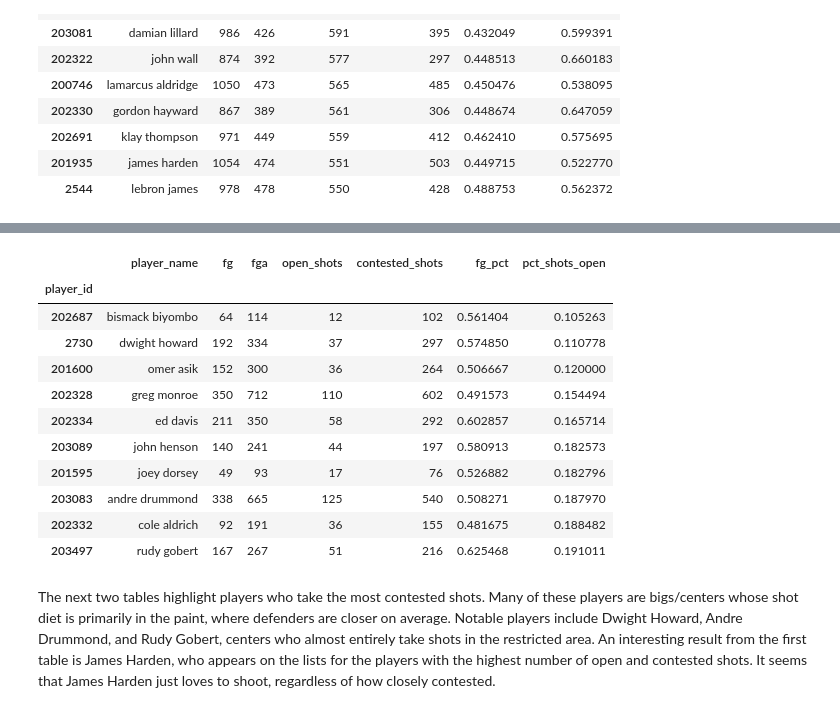
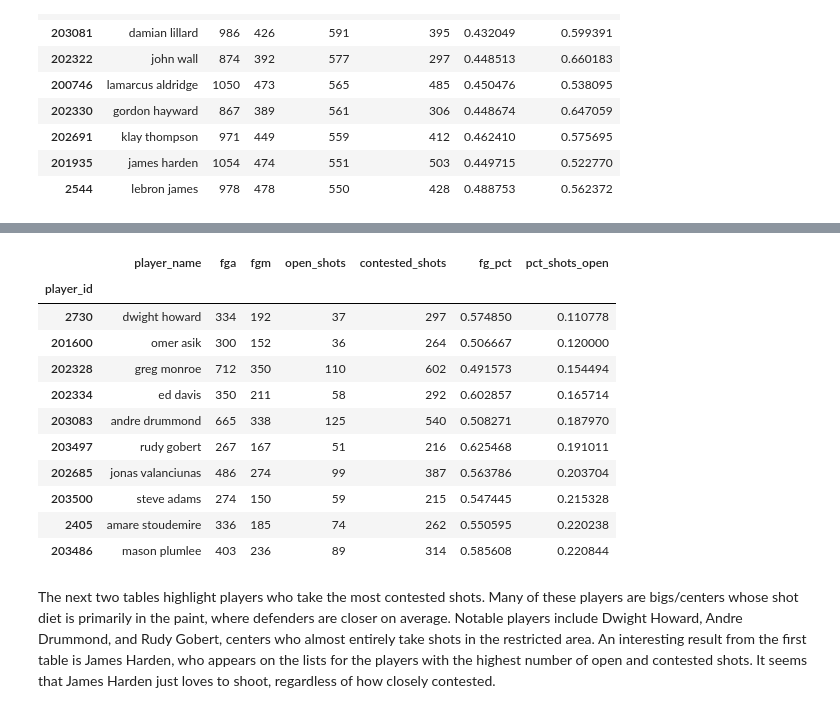
Before and after one commit to RyleeBuchert/Open-Shot, a Jupyter notebook: notebooks/open-shots-players.ipynb, the cells around one changed output, grey strips where cells are left out. Saved outputs shown, nothing was run; the diff lists cells and outputs as text; code cells hidden in the pictures.

```diff
--- a/notebooks/open-shots-players.ipynb
+++ b/notebooks/open-shots-players.ipynb
@@ -76,19 +76,19 @@ shooter_summary.sort_values(by='contested_shots', ascending=False).head(10)
 # %%
 # Top 10 players by percent of shots that are contested
-shooter_summary.sort_values(by='pct_shots_open', ascending=True).head(10)
+shooter_summary[shooter_summary['fga'] > 250].sort_values(by='pct_shots_open', ascending=True).head(10)
 # %% [output]
-|  | player_name | fg | fga | open_shots | contested_shots | fg_pct | pct_shots_open |
+|  | player_name | fga | fgm | open_shots | contested_shots | fg_pct | pct_shots_open |
 | player_id |  |  |  |  |  |  |  |
-| 202687 | bismack biyombo | 64 | 114 | 12 | 102 | 0.561404 | 0.105263 |
-| 2730 | dwight howard | 192 | 334 | 37 | 297 | 0.574850 | 0.110778 |
-| 201600 | omer asik | 152 | 300 | 36 | 264 | 0.506667 | 0.120000 |
-| 202328 | greg monroe | 350 | 712 | 110 | 602 | 0.491573 | 0.154494 |
-| 202334 | ed davis | 211 | 350 | 58 | 292 | 0.602857 | 0.165714 |
-| 203089 | john henson | 140 | 241 | 44 | 197 | 0.580913 | 0.182573 |
-| 201595 | joey dorsey | 49 | 93 | 17 | 76 | 0.526882 | 0.182796 |
-| 203083 | andre drummond | 338 | 665 | 125 | 540 | 0.508271 | 0.187970 |
-| 202332 | cole aldrich | 92 | 191 | 36 | 155 | 0.481675 | 0.188482 |
-| 203497 | rudy gobert | 167 | 267 | 51 | 216 | 0.625468 | 0.191011 |
+| 2730 | dwight howard | 334 | 192 | 37 | 297 | 0.574850 | 0.110778 |
+| 201600 | omer asik | 300 | 152 | 36 | 264 | 0.506667 | 0.120000 |
+| 202328 | greg monroe | 712 | 350 | 110 | 602 | 0.491573 | 0.154494 |
+| 202334 | ed davis | 350 | 211 | 58 | 292 | 0.602857 | 0.165714 |
+| 203083 | andre drummond | 665 | 338 | 125 | 540 | 0.508271 | 0.187970 |
+| 203497 | rudy gobert | 267 | 167 | 51 | 216 | 0.625468 | 0.191011 |
+| 202685 | jonas valanciunas | 486 | 274 | 99 | 387 | 0.563786 | 0.203704 |
+| 203500 | steve adams | 274 | 150 | 59 | 215 | 0.547445 | 0.215328 |
+| 2405 | amare stoudemire | 336 | 185 | 74 | 262 | 0.550595 | 0.220238 |
+| 203486 | mason plumlee | 403 | 236 | 89 | 314 | 0.585608 | 0.220844 |
 # %% [markdown]
 The next two tables highlight players who take the most contested shots. Many of these players are bigs/centers whose shot diet is primarily in the paint, where defenders are closer on average. Notable players include Dwight Howard, Andre Drummond, and Rudy Gobert, centers who almost entirely take shots in the restricted area. An interesting result from the first table is James Harden, who appears on the lists for the players with the highest number of open and contested shots. It seems that James Harden just loves to shoot, regardless of how closely contested.
 # %%
```
Also changed, not shown: parts of 8 cells of this notebook, 4 other files.
